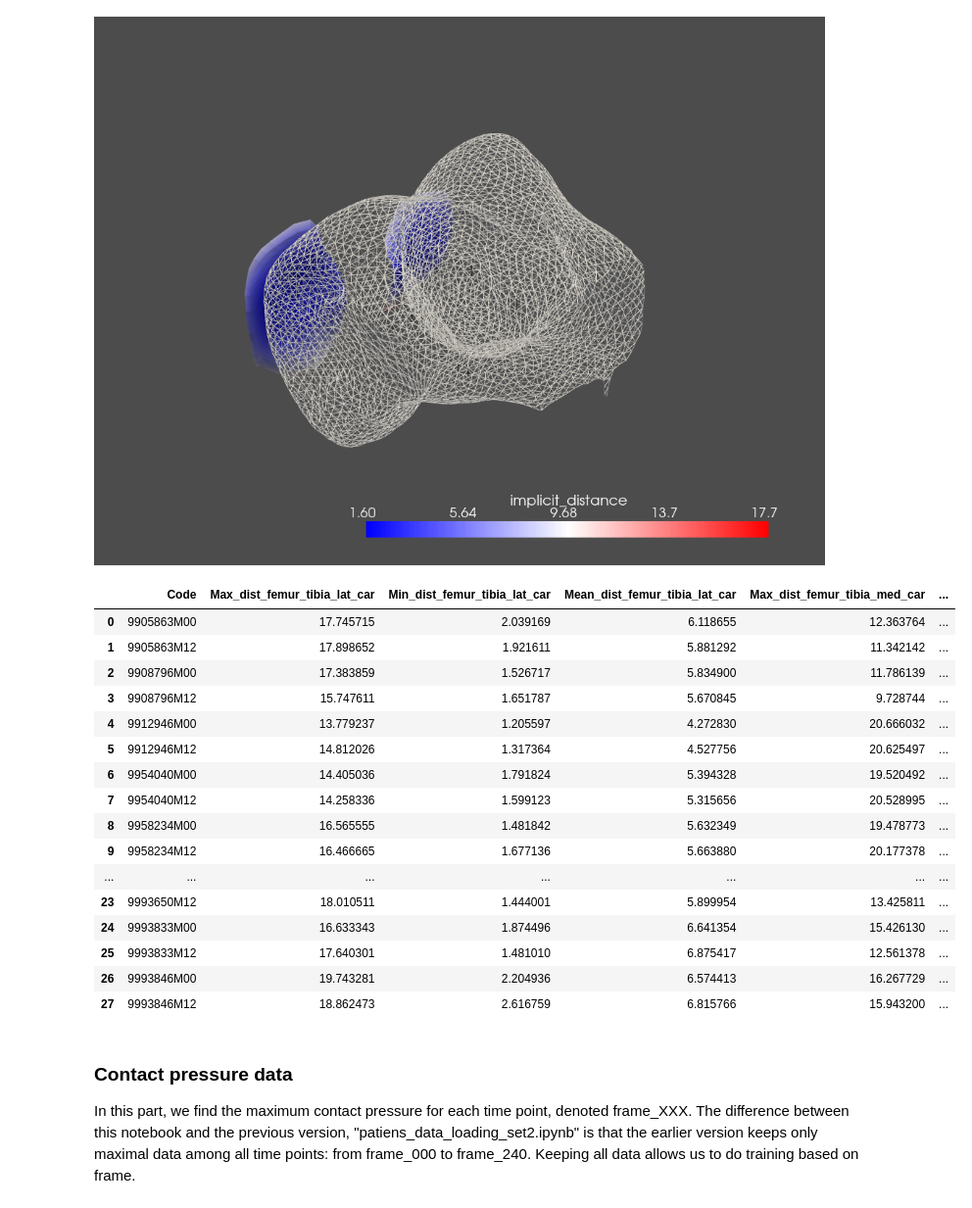
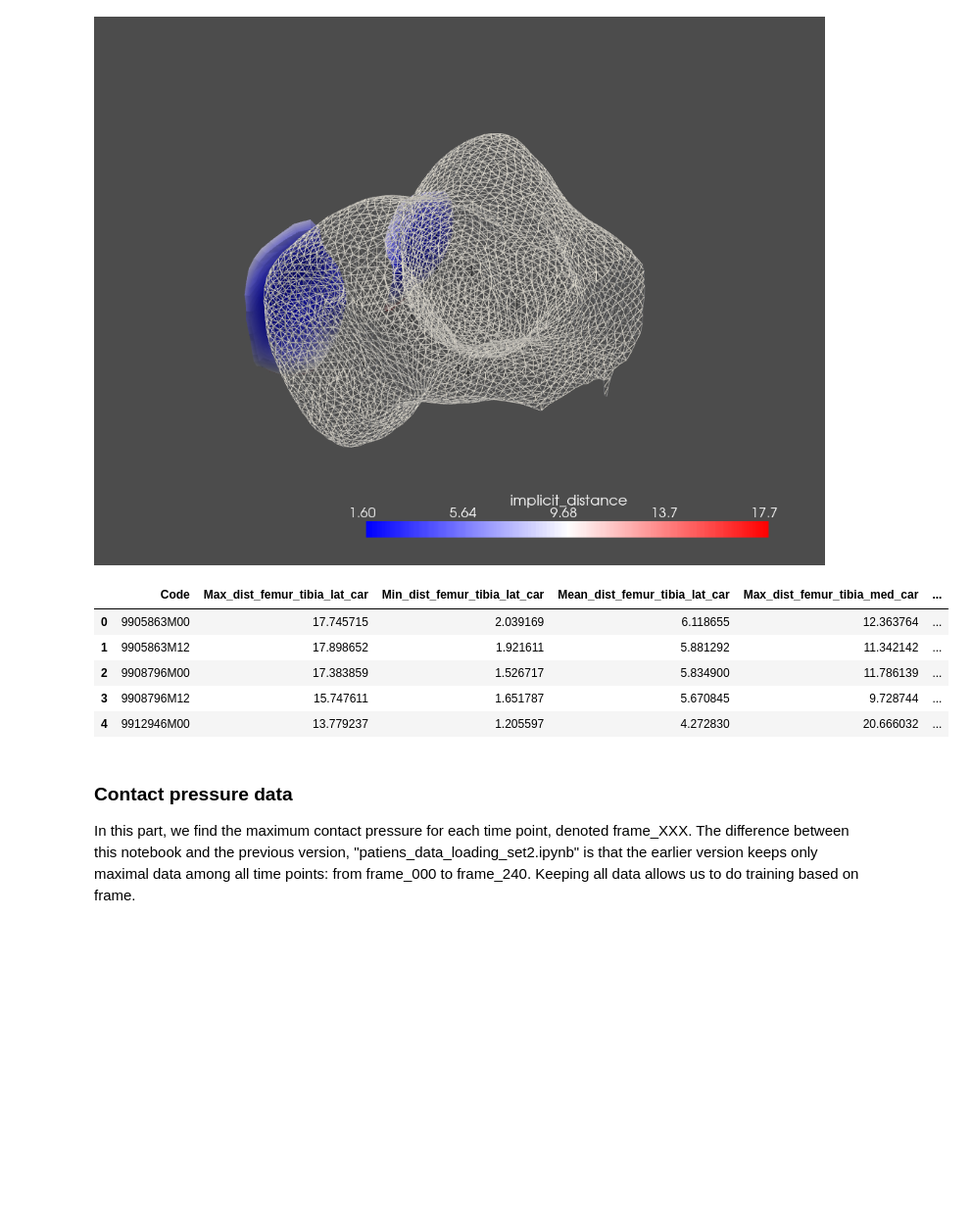
Before and after one commit to cs481-ekh/f22-ai-cbl, a Jupyter notebook: notebooks/patients_data_loading_set3.ipynb, the cells around one changed output. Shown at 98% size. Cells and saved outputs as stored; diff of their text form; code cells hidden in the pictures; blank space fills up the shorter version.

```diff
--- a/notebooks/patients_data_loading_set3.ipynb
+++ b/notebooks/patients_data_loading_set3.ipynb
@@ -108,0 +105,14 @@ knee_df
+# %%
+patients_knees = {}
+data_set_name = "set_2"
+data_dir = Path.joinpath(raw_data_dir, data_set_name)
+rows, cols = 4, 4
+for i, folder_name in enumerate(os.listdir(data_dir)):
+    if i > rows * cols - 1:
+        break
+    patient_dir = Path.joinpath(data_dir, folder_name)
+    patient_knee = KneeGeometry(patient_dir)
+    patients_knees[folder_name] = patient_knee
+
+plotter = plot_subdivisions_tibia_car(patients_knees, rows, cols)
+plotter.show(jupyter_backend="static")
@@ -125,42 +161,31 @@ pl.show(jupyter_backend="static")
 # %%
 implicit_distance_df = pd.DataFrame()
 
 for key, value in patients_knees.items():
       surf_femur = value.femur.extract_surface()
       _ = value.tibia_cart_med.compute_implicit_distance(surf_femur, inplace=True)
       _ = value.tibia_cart_lat.compute_implicit_distance(surf_femur, inplace=True)
 
       impl_dist_tibia_cart_lat = value.tibia_cart_lat.active_scalars
       impl_dist_tibia_cart_med = value.tibia_cart_med.active_scalars
 
       df = {'Code': key,
             'Max_dist_femur_tibia_lat_car': max(impl_dist_tibia_cart_lat),
             'Min_dist_femur_tibia_lat_car': min(impl_dist_tibia_cart_lat),
             'Mean_dist_femur_tibia_lat_car': np.mean(impl_dist_tibia_cart_lat),
             'Max_dist_femur_tibia_med_car': max(impl_dist_tibia_cart_med),
             'Min_dist_femur_tibia_med_car': min(impl_dist_tibia_cart_med),
             'Mean_dist_femur_tibia_med_car': np.mean(impl_dist_tibia_cart_med),
             }
       implicit_distance_df = implicit_distance_df.append(df, ignore_index=True)
-implicit_distance_df
+implicit_distance_df.head()
 # %% [output]
 |  | Code | Max_dist_femur_tibia_lat_car | Min_dist_femur_tibia_lat_car | Mean_dist_femur_tibia_lat_car | Max_dist_femur_tibia_med_car | ... |
 | 0 | 9905863M00 | 17.745715 | 2.039169 | 6.118655 | 12.363764 | ... |
 | 1 | 9905863M12 | 17.898652 | 1.921611 | 5.881292 | 11.342142 | ... |
 | 2 | 9908796M00 | 17.383859 | 1.526717 | 5.834900 | 11.786139 | ... |
 | 3 | 9908796M12 | 15.747611 | 1.651787 | 5.670845 | 9.728744 | ... |
 | 4 | 9912946M00 | 13.779237 | 1.205597 | 4.272830 | 20.666032 | ... |
-| 5 | 9912946M12 | 14.812026 | 1.317364 | 4.527756 | 20.625497 | ... |
-| 6 | 9954040M00 | 14.405036 | 1.791824 | 5.394328 | 19.520492 | ... |
-| 7 | 9954040M12 | 14.258336 | 1.599123 | 5.315656 | 20.528995 | ... |
-| 8 | 9958234M00 | 16.565555 | 1.481842 | 5.632349 | 19.478773 | ... |
-| 9 | 9958234M12 | 16.466665 | 1.677136 | 5.663880 | 20.177378 | ... |
-| ... | ... | ... | ... | ... | ... | ... |
-| 23 | 9993650M12 | 18.010511 | 1.444001 | 5.899954 | 13.425811 | ... |
-| 24 | 9993833M00 | 16.633343 | 1.874496 | 6.641354 | 15.426130 | ... |
-| 25 | 9993833M12 | 17.640301 | 1.481010 | 6.875417 | 12.561378 | ... |
-| 26 | 9993846M00 | 19.743281 | 2.204936 | 6.574413 | 16.267729 | ... |
-| 27 | 9993846M12 | 18.862473 | 2.616759 | 6.815766 | 15.943200 | ... |
 # %% [markdown]
 ### Contact pressure data
 
```
Also changed, not shown: parts of 10 cells of this notebook, 4 other files.
